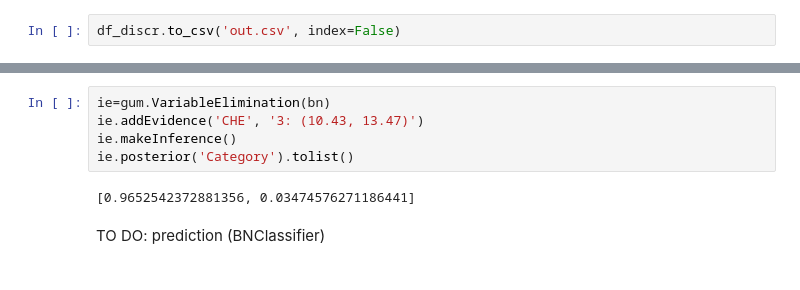
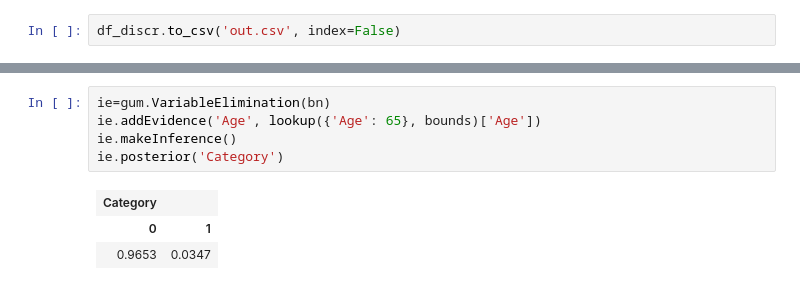
Before and after one commit to monikachudyba/MachineLearningProjects, a Jupyter notebook: HPVBayesNetwork.ipynb, the cells around one changed output, grey strips where cells are left out. Saved outputs shown, nothing was run; the diff lists cells and outputs as text.

Commit message:
BNClassifier with pyAgrum

```diff
--- a/HPVBayesNetwork.ipynb
+++ b/HPVBayesNetwork.ipynb
@@ -1010,10 +1013,10 @@ gnb.showInference(bn, size="10")
 [drawing not drawn]
 # %%
 ie=gum.VariableElimination(bn)
-ie.addEvidence('CHE', '3: (10.43, 13.47)')
+ie.addEvidence('Age', lookup({'Age': 65}, bounds)['Age'])
 ie.makeInference()
-ie.posterior('Category').tolist()
+ie.posterior('Category')
 # %% [output]
-[0.9652542372881356, 0.03474576271186441]
+| Category |  |
+| 0 | 1 |
+| 0.9653 | 0.0347 |
-# %% [markdown]
-TO DO: prediction (BNClassifier)
```
Also changed, not shown: parts of 11 cells of this notebook.
